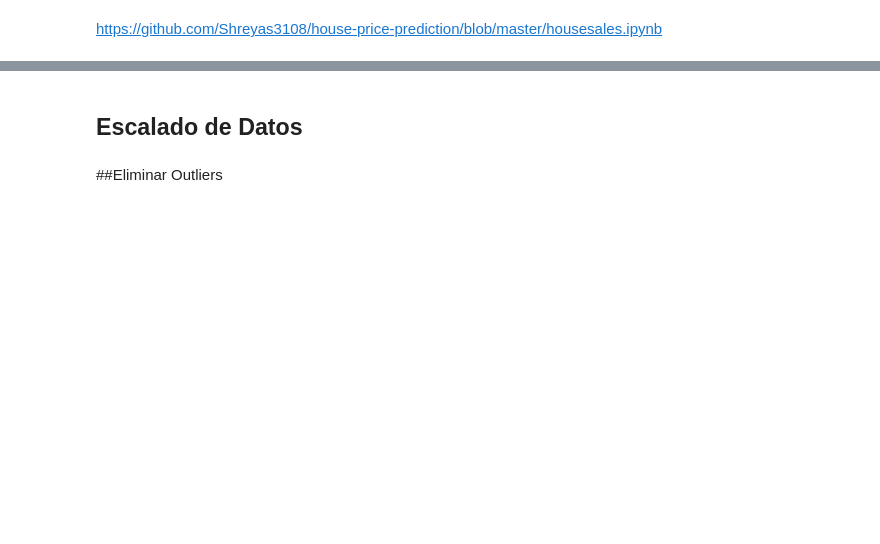
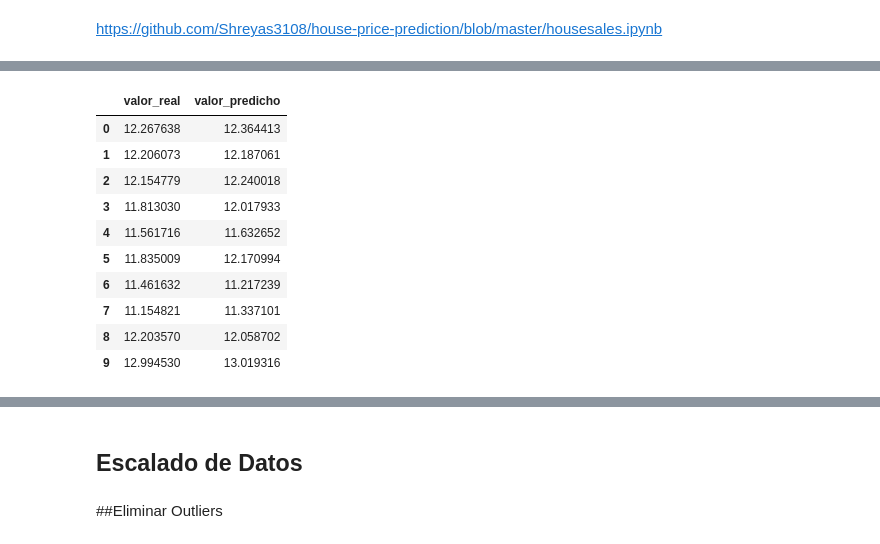
Before and after one commit to nestorjuarezR/Data_Science, a Jupyter notebook: Proyecto_4.ipynb, the cells around one changed output, grey strips where cells are left out. Drawn from its saved outputs; the diff is of its cells as text; code cells hidden in the pictures; blank space fills up the shorter version.

```diff
--- a/Proyecto_4.ipynb
+++ b/Proyecto_4.ipynb
@@ -325,0 +401,17 @@ https://github.com/Shreyas3108/house-price-prediction/blob/master/housesales.ipy
+# %%
+valor_data = pd.DataFrame((valor_data), columns = ['valor_real'])
+prediccion = pd.DataFrame((prediccion), columns = ['valor_predicho'])
+comparacion = pd.merge(valor_data, prediccion, right_index=True, left_index=True)
+comparacion
+# %% [output]
+|  | valor_real | valor_predicho |
+| 0 | 12.267638 | 12.364413 |
+| 1 | 12.206073 | 12.187061 |
+| 2 | 12.154779 | 12.240018 |
+| 3 | 11.813030 | 12.017933 |
+| 4 | 11.561716 | 11.632652 |
+| 5 | 11.835009 | 12.170994 |
+| 6 | 11.461632 | 11.217239 |
+| 7 | 11.154821 | 11.337101 |
+| 8 | 12.203570 | 12.058702 |
+| 9 | 12.994530 | 13.019316 |
```
Also changed, not shown: parts of 31 cells of this notebook.
